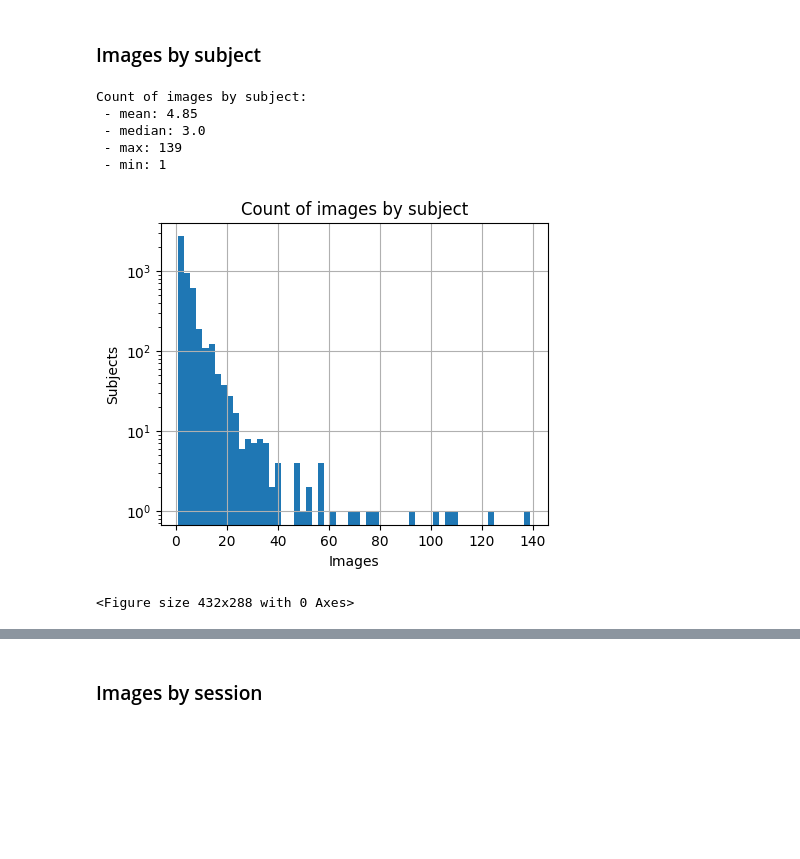
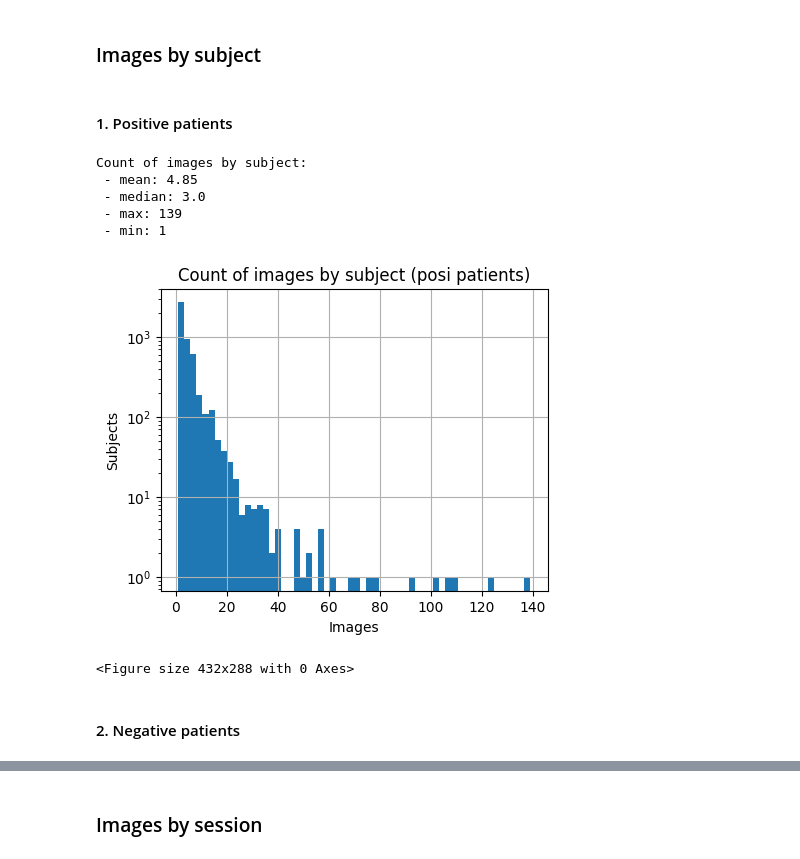
Before and after one commit to deephealthproject/UC15_pipeline, a Jupyter notebook: pyeddl_pipeline/data_exploration.ipynb, the cells around one changed output, grey strips where cells are left out. Cells and saved outputs as stored; diff of their text form; code cells hidden in the pictures; blank space fills up the shorter version.

```diff
--- a/pyeddl_pipeline/data_exploration.ipynb
+++ b/pyeddl_pipeline/data_exploration.ipynb
@@ -42,8 +51,8 @@ This TSV contains for each unique pair of subject ID and session ID the correspo
 # %%
-# Load dataframe with all the images by session and subject
+# Load dataframe with all the images of positive patients by session and subject
 cols = ["subject", "session", "filepath"]  # The original columns must be fixed
-part_df = pd.read_csv(partitions_tsv_path, sep="\t", header=0, names=cols)
-part_df.head()
+posi_df = pd.read_csv(posi_partitions_path, sep="\t", header=0, names=cols)
+posi_df.head()
 # %% [output]
 |  | subject | session | filepath |
 | 0 | sub-S03044 | ses-E06138 | ./sub-S03044/ses-E06138/mod-rx/su... |
@@ -53,5 +62,5 @@ part_df.head()
 | 4 | sub-S03045 | ses-E06910 | ./sub-S03045/ses-E06910/mod-rx/su... |
 # %%
 # Create auxiliary groupby views of the dataframe
-part_groupby_sub = part_df.groupby(["subject"])
-part_groupby_sess = part_df.groupby(["session"])
+posi_groupby_sub = posi_df.groupby(["subject"])
+posi_groupby_sess = posi_df.groupby(["session"])
@@ -104,22 +238,26 @@ Count of sessions by subject:
 # %% [markdown]
 ### Images by subject
+# %% [markdown]
+#### 1. Positive patients
 # %%
 # Get counts of images by subject
-images_count_by_sub = part_groupby_sub["filepath"].agg("count").values
+posi_imgs_count_by_sub = posi_groupby_sub["filepath"].agg("count").values
 print("Count of images by subject:")
-print(f" - mean: {images_count_by_sub.mean():.2f}")
-print(f" - median: {np.median(images_count_by_sub)}")
-print(f" - max: {images_count_by_sub.max()}")
-print(f" - min: {images_count_by_sub.min()}")
-create_histogram(data=images_count_by_sub,
-                 title="Count of images by subject",
+print(f" - mean: {posi_imgs_count_by_sub.mean():.2f}")
+print(f" - median: {np.median(posi_imgs_count_by_sub)}")
+print(f" - max: {posi_imgs_count_by_sub.max()}")
+print(f" - min: {posi_imgs_count_by_sub.min()}")
+create_histogram(data=posi_imgs_count_by_sub,
+                 title="Count of images by subject (posi patients)",
                  ylabel="Subjects",
                  xlabel="Images")
 # %% [output]
 Count of images by subject:
  - mean: 4.85
  - median: 3.0
  - max: 139
  - min: 1
-[figure, old version]
+[figure, new version]
 <Figure size 432x288 with 0 Axes>
+# %% [markdown]
+#### 2. Negative patients
```
Also changed, not shown: parts of 81 cells of this notebook, 1 other file.
